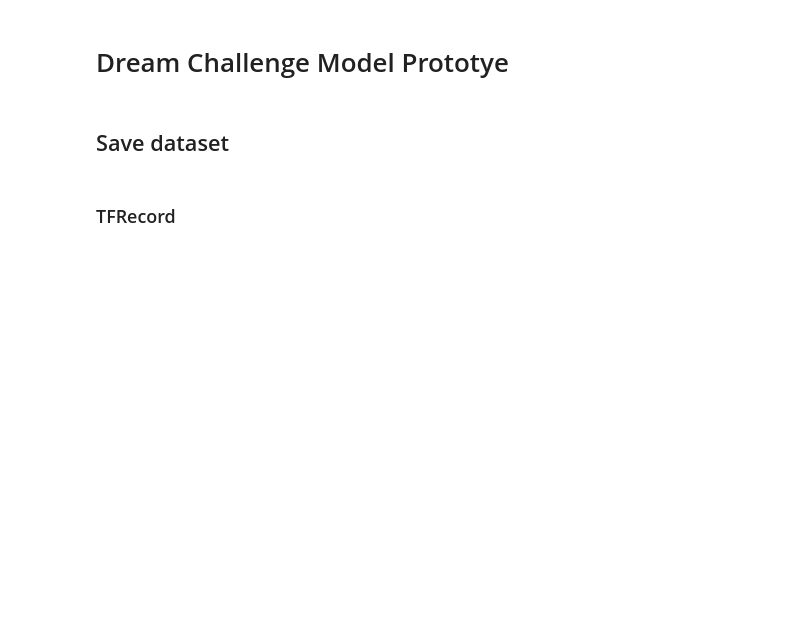
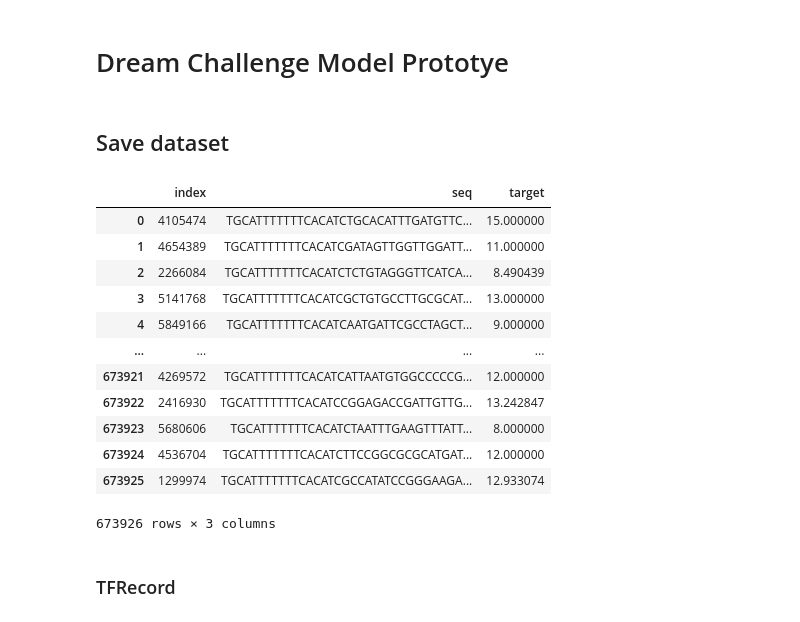
Before and after one commit to yztxwd/DreamChallenge, a Jupyter notebook: DreamChallenge.ipynb, the cells around one changed output. Drawn from its saved outputs; the diff is of its cells as text; code cells hidden in the pictures; blank space fills up the shorter version.

```diff
--- a/DreamChallenge.ipynb
+++ b/DreamChallenge.ipynb
@@ -29,6 +29,22 @@ df_val, df_test = train_test_split(df_remain, test_size=0.5, random_state=1)
 dataset_train = DreamChallengeDataset(df_train.reset_index(), transform=DNA2OneHot())
 dataset_val = DreamChallengeDataset(df_val.reset_index(), transform=DNA2OneHot())
 dataset_test = DreamChallengeDataset(df_test.reset_index(), transform=DNA2OneHot())
+# %%
+df_val.reset_index()
+# %% [output]
+|  | index | seq | target |
+| 0 | 4105474 | TGCATTTTTTTCACATCTGCACATTTGATGTTC... | 15.000000 |
+| 1 | 4654389 | TGCATTTTTTTCACATCGATAGTTGGTTGGATT... | 11.000000 |
+| 2 | 2266084 | TGCATTTTTTTCACATCTCTGTAGGGTTCATCA... | 8.490439 |
+| 3 | 5141768 | TGCATTTTTTTCACATCGCTGTGCCTTGCGCAT... | 13.000000 |
+| 4 | 5849166 | TGCATTTTTTTCACATCAATGATTCGCCTAGCT... | 9.000000 |
+| ... | ... | ... | ... |
+| 673921 | 4269572 | TGCATTTTTTTCACATCATTAATGTGGCCCCCG... | 12.000000 |
+| 673922 | 2416930 | TGCATTTTTTTCACATCCGGAGACCGATTGTTG... | 13.242847 |
+| 673923 | 5680606 | TGCATTTTTTTCACATCTAATTTGAAGTTTATT... | 8.000000 |
+| 673924 | 4536704 | TGCATTTTTTTCACATCTTCCGGCGCGCATGAT... | 12.000000 |
+| 673925 | 1299974 | TGCATTTTTTTCACATCGCCATATCCGGGAAGA... | 12.933074 |
+673926 rows × 3 columns
 # %% [markdown]
 ### TFRecord
 # %%
```
Also changed, not shown: parts of 32 cells of this notebook, 1 other file.
